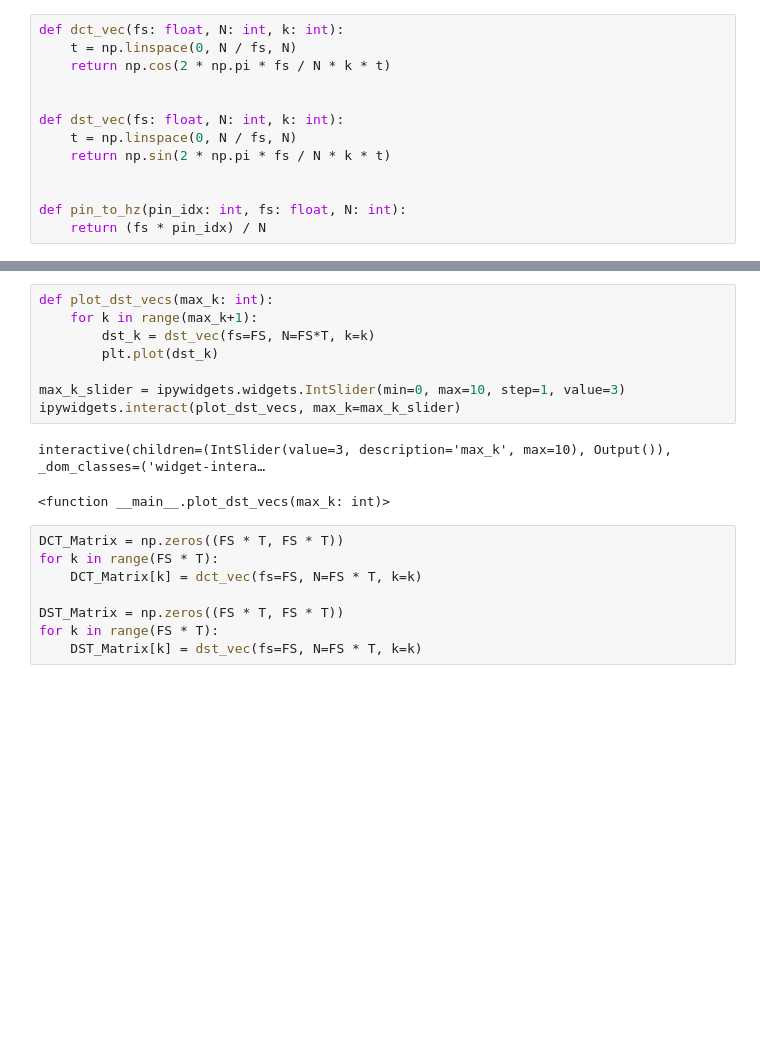
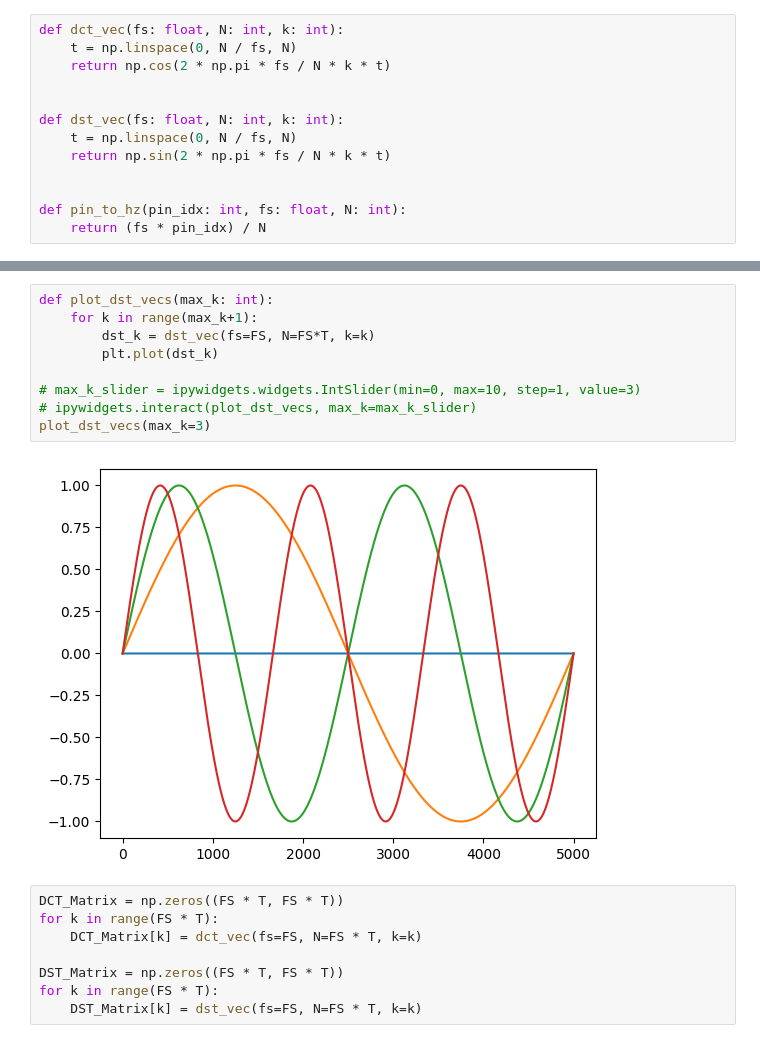
Before and after one commit to aAbstract/some-math, a Jupyter notebook: dft.ipynb, the cells around one changed output, grey strips where cells are left out. Cells and saved outputs as stored; diff of their text form; blank space fills up the shorter version.

```diff
--- a/dft.ipynb
+++ b/dft.ipynb
@@ -45,14 +45,14 @@ interactive(children=(IntSlider(value=3, description='max_k', max=10), Output())
 # %%
 def plot_dst_vecs(max_k: int):
     for k in range(max_k+1):
         dst_k = dst_vec(fs=FS, N=FS*T, k=k)
         plt.plot(dst_k)
 
-max_k_slider = ipywidgets.widgets.IntSlider(min=0, max=10, step=1, value=3)
-ipywidgets.interact(plot_dst_vecs, max_k=max_k_slider)
+# max_k_slider = ipywidgets.widgets.IntSlider(min=0, max=10, step=1, value=3)
+# ipywidgets.interact(plot_dst_vecs, max_k=max_k_slider)
+plot_dst_vecs(max_k=3)
 # %% [output]
-interactive(children=(IntSlider(value=3, description='max_k', max=10), Output()), _dom_classes=('widget-intera…
-<function __main__.plot_dst_vecs(max_k: int)>
+[figure, added]
 # %%
 DCT_Matrix = np.zeros((FS * T, FS * T))
 for k in range(FS * T):
```
Also changed, not shown: parts of 4 cells of this notebook.
